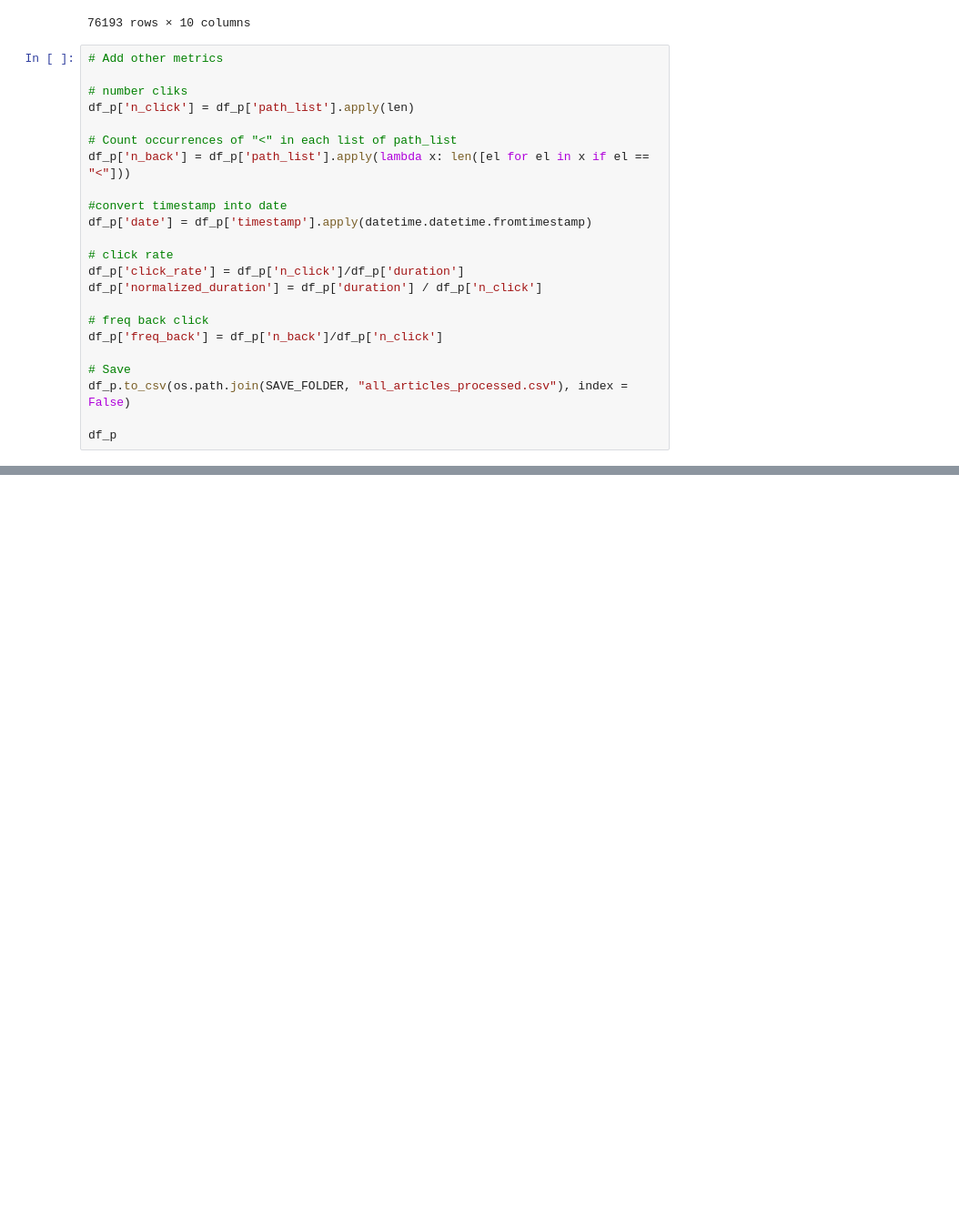
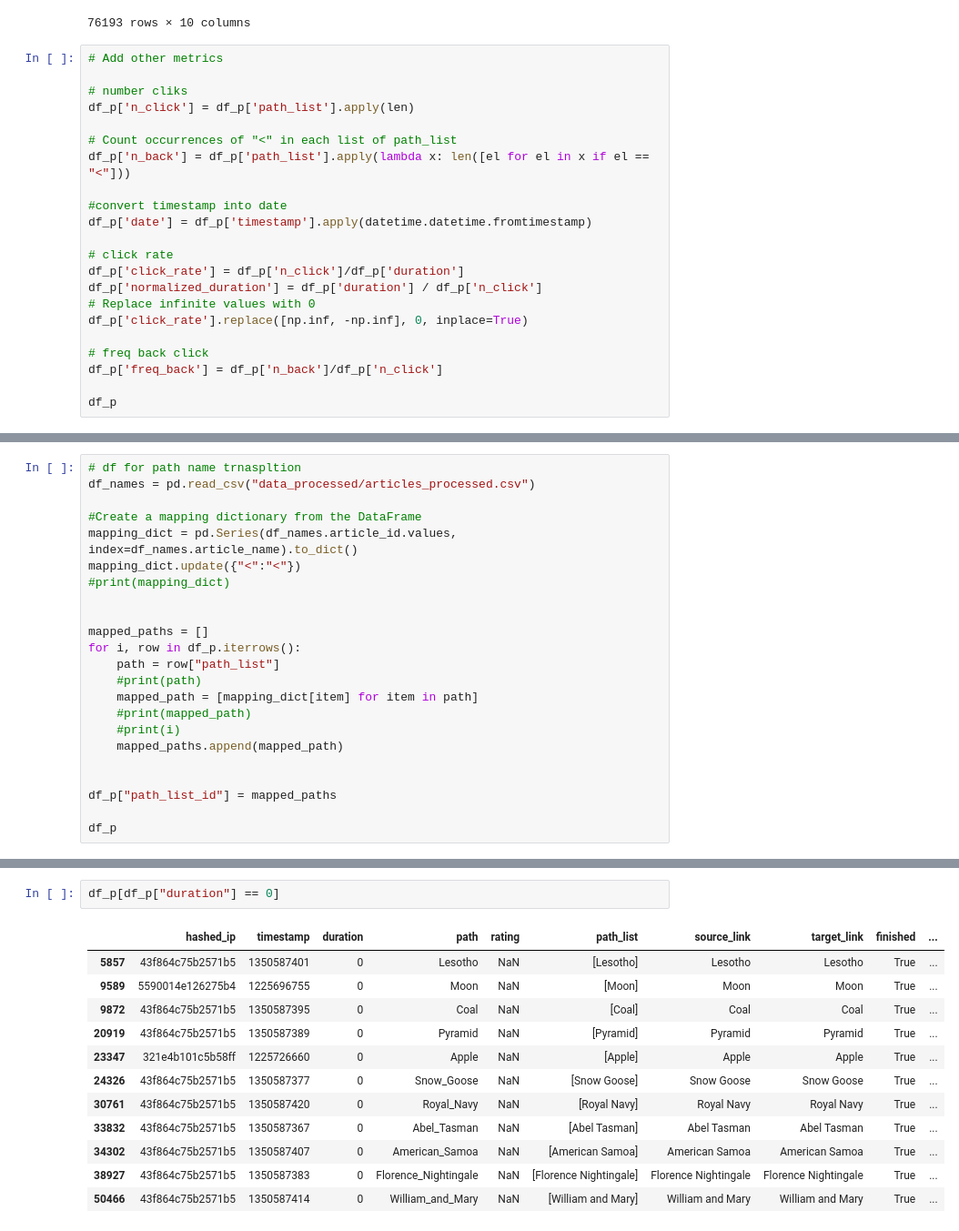
Before and after one commit to 8gabri8/ADA_wikispeedia, a Jupyter notebook: script/create_df.ipynb, the cells around one changed output, grey strips where cells are left out. Shown: that part at 91% size. Cells and saved outputs as stored; diff of their text form; blank space fills up the shorter version.

```diff
--- a/script/create_df.ipynb
+++ b/script/create_df.ipynb
@@ -235,12 +266,11 @@ df_p['date'] = df_p['timestamp'].apply(datetime.datetime.fromtimestamp)
 # click rate
 df_p['click_rate'] = df_p['n_click']/df_p['duration']
 df_p['normalized_duration'] = df_p['duration'] / df_p['n_click']
+# Replace infinite values with 0
+df_p['click_rate'].replace([np.inf, -np.inf], 0, inplace=True)
 
 # freq back click
 df_p['freq_back'] = df_p['n_back']/df_p['n_click']
 
-# Save
-df_p.to_csv(os.path.join(SAVE_FOLDER, "all_articles_processed.csv"), index = False)
-
 df_p
 # %% [output]
@@ -259,0 +305,23 @@ df_p
+# %%
+# df for path name trnaspltion
+df_names = pd.read_csv("data_processed/articles_processed.csv")
+
+#Create a mapping dictionary from the DataFrame
+mapping_dict = pd.Series(df_names.article_id.values, index=df_names.article_name).to_dict()
+mapping_dict.update({"<":"<"})
+#print(mapping_dict)
+
+
+mapped_paths = []
+for i, row in df_p.iterrows():
+    path = row["path_list"]
+    #print(path)
+    mapped_path = [mapping_dict[item] for item in path]
+    #print(mapped_path)
+    #print(i)
+    mapped_paths.append(mapped_path)
+
+
+df_p["path_list_id"] = mapped_paths
+
+df_p
@@ -259,0 +420,15 @@ df_p
+# %%
+df_p[df_p["duration"] == 0]
+# %% [output]
+|  | hashed_ip | timestamp | duration | path | rating | path_list | source_link | target_link | finished | ... |
+| 5857 | 43f864c75b2571b5 | 1350587401 | 0 | Lesotho | NaN | [Lesotho] | Lesotho | Lesotho | True | ... |
+| 9589 | 5590014e126275b4 | 1225696755 | 0 | Moon | NaN | [Moon] | Moon | Moon | True | ... |
+| 9872 | 43f864c75b2571b5 | 1350587395 | 0 | Coal | NaN | [Coal] | Coal | Coal | True | ... |
+| 20919 | 43f864c75b2571b5 | 1350587389 | 0 | Pyramid | NaN | [Pyramid] | Pyramid | Pyramid | True | ... |
+| 23347 | 321e4b101c5b58ff | 1225726660 | 0 | Apple | NaN | [Apple] | Apple | Apple | True | ... |
+| 24326 | 43f864c75b2571b5 | 1350587377 | 0 | Snow_Goose | NaN | [Snow Goose] | Snow Goose | Snow Goose | True | ... |
+| 30761 | 43f864c75b2571b5 | 1350587420 | 0 | Royal_Navy | NaN | [Royal Navy] | Royal Navy | Royal Navy | True | ... |
+| 33832 | 43f864c75b2571b5 | 1350587367 | 0 | Abel_Tasman | NaN | [Abel Tasman] | Abel Tasman | Abel Tasman | True | ... |
+| 34302 | 43f864c75b2571b5 | 1350587407 | 0 | American_Samoa | NaN | [American Samoa] | American Samoa | American Samoa | True | ... |
+| 38927 | 43f864c75b2571b5 | 1350587383 | 0 | Florence_Nightingale | NaN | [Florence Nightingale] | Florence Nightingale | Florence Nightingale | True | ... |
+| 50466 | 43f864c75b2571b5 | 1350587414 | 0 | William_and_Mary | NaN | [William and Mary] | William and Mary | William and Mary | True | ... |
```
Also changed, not shown: parts of 11 cells of this notebook, 5 other files.
